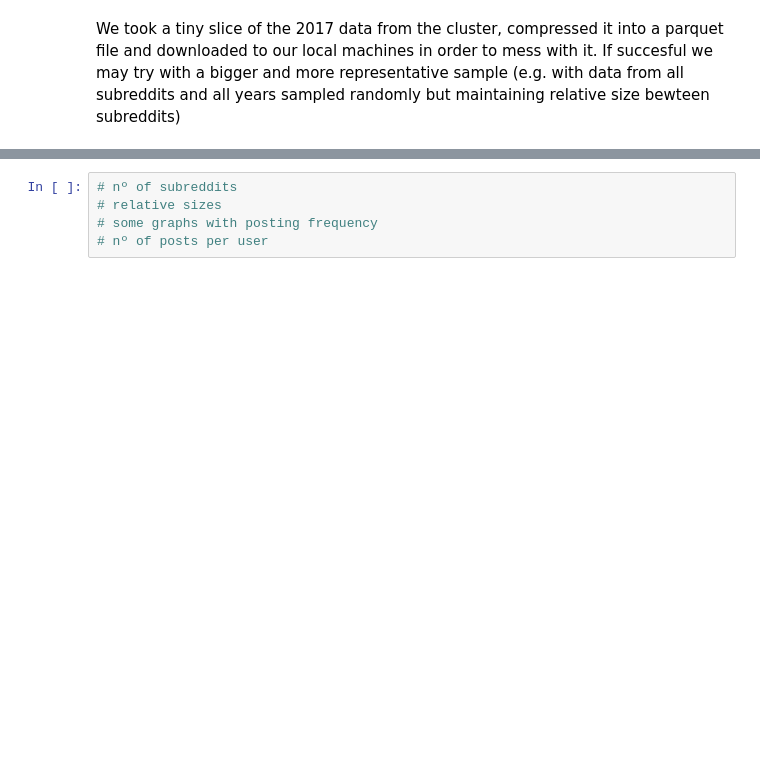
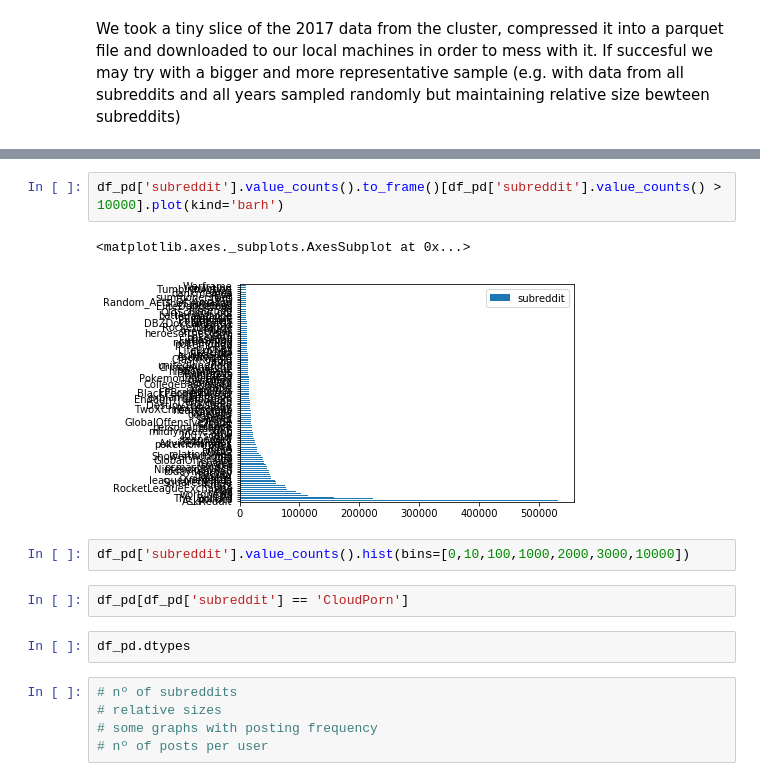
Before and after one commit to VashMKS/ada-project, a Jupyter notebook: Milestone 2.ipynb, the cells around one changed output, grey strips where cells are left out. Cells and saved outputs as stored; diff of their text form; blank space fills up the shorter version.

```diff
--- a/Milestone 2.ipynb
+++ b/Milestone 2.ipynb
@@ -37,3 +216,14 @@ sample = spark.read.parquet(DATA_DIR + 'sample_2017_01.parquet')
+# %%
+df_pd['subreddit'].value_counts().to_frame()[df_pd['subreddit'].value_counts() > 10000].plot(kind='barh')
+# %% [output]
+<matplotlib.axes._subplots.AxesSubplot at 0x...>
+[figure, added]
+# %%
+df_pd['subreddit'].value_counts().hist(bins=[0,10,100,1000,2000,3000,10000])
+# %%
+df_pd[df_pd['subreddit'] == 'CloudPorn']
+# %%
+df_pd.dtypes
 # %%
 # nº of subreddits
 # relative sizes
```
Also changed, not shown: parts of 32 cells of this notebook.
